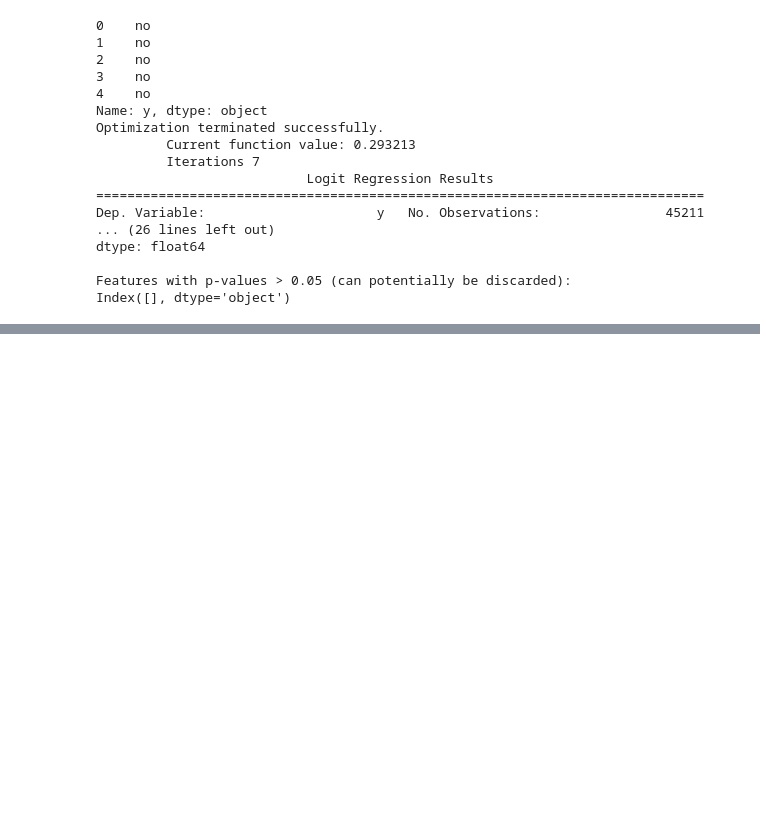
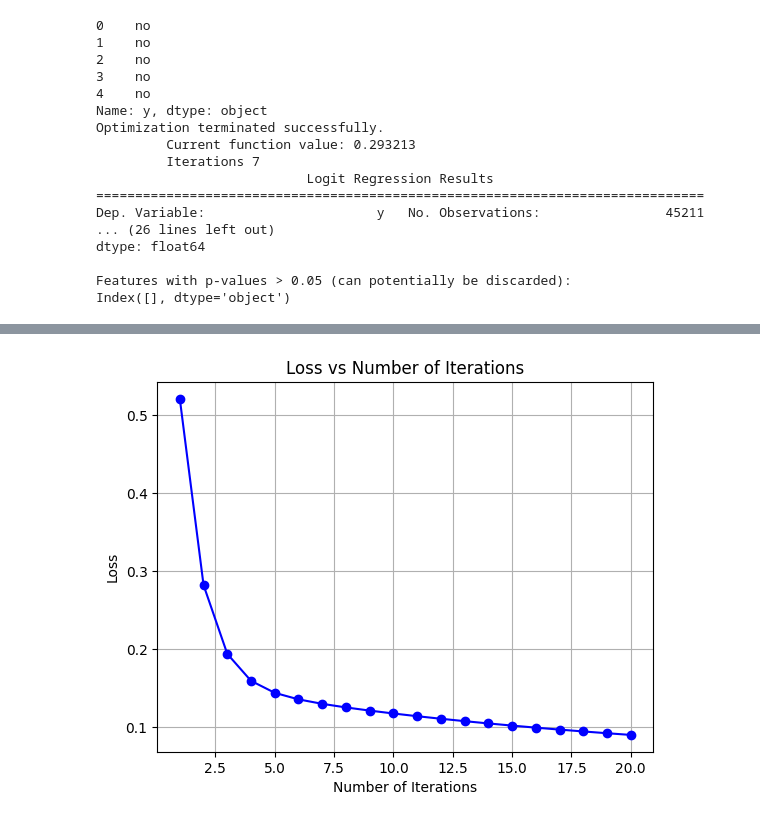
Before and after one commit to uvinduuu/EN3150-PatternRecognition, a Jupyter notebook: Assignment 2/Assognment02.ipynb, the cells around one changed output, grey strips where cells are left out. Cells and saved outputs as stored; diff of their text form; code cells hidden in the pictures; blank space fills up the shorter version.

```diff
--- a/Assignment 2/Assognment02.ipynb
+++ b/Assignment 2/Assognment02.ipynb
@@ -557,0 +646,10 @@ Index([], dtype='object')
+# %%
+# Plot the loss with respect to the number of iterations
+plt.plot(range(1, n_iterations + 1), bgd_losses, marker='o', linestyle='-', color='b')
+plt.title('Loss vs Number of Iterations')
+plt.xlabel('Number of Iterations')
+plt.ylabel('Loss')
+plt.grid(True)
+plt.show()
+# %% [output]
+[figure, added]
```
Also changed, not shown: parts of 5 cells of this notebook, 4 other files.
